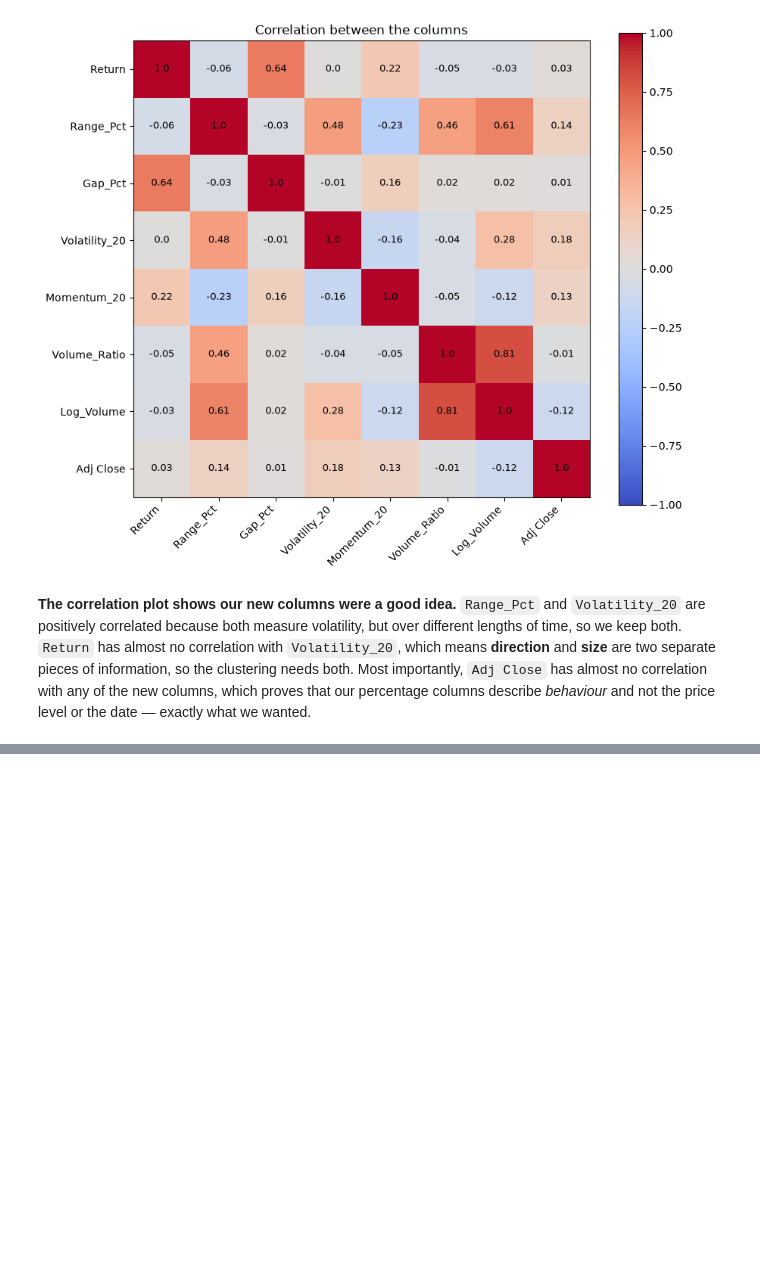
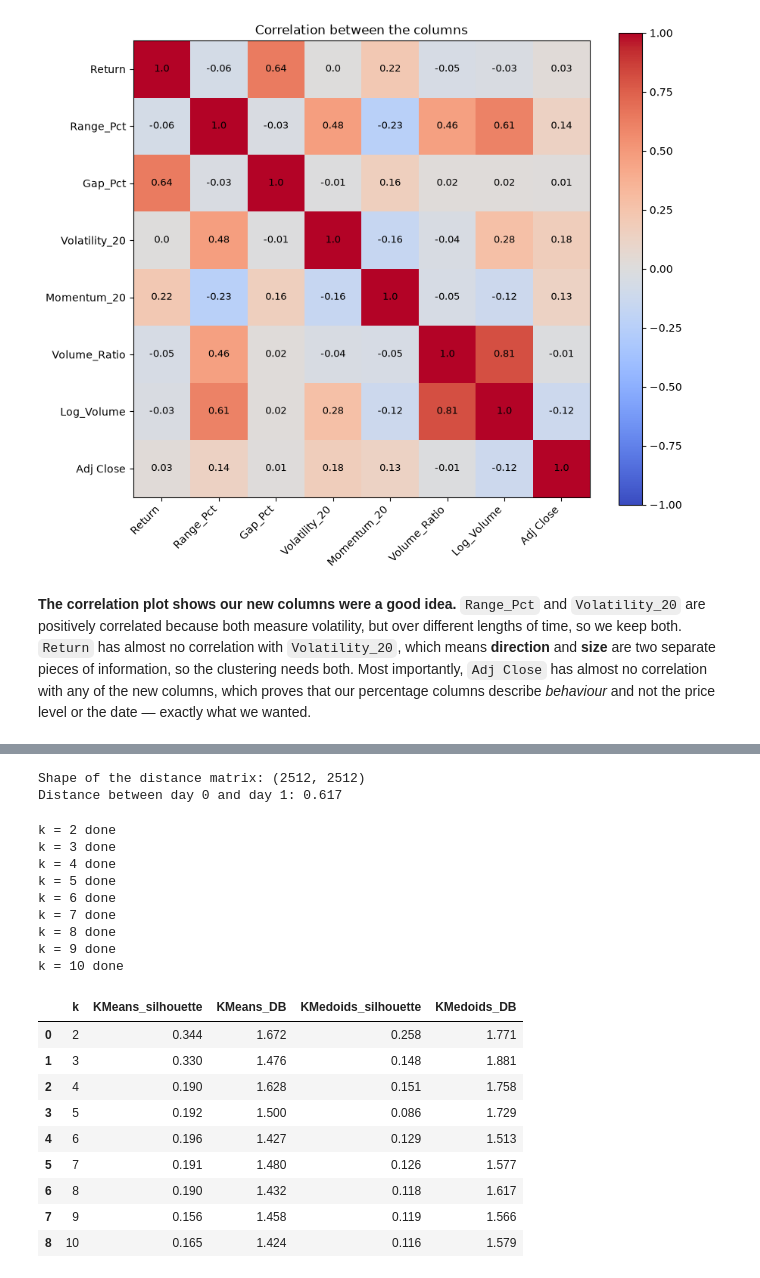
Before and after one commit to zawmoehtike-cct/CA1MLB-2026230, a Jupyter notebook: CA1MLB.ipynb, the cells around one changed output, grey strips where cells are left out. Saved outputs shown, nothing was run; the diff lists cells and outputs as text; code cells hidden in the pictures; blank space fills up the shorter version.

```diff
--- a/CA1MLB.ipynb
+++ b/CA1MLB.ipynb
@@ -525,0 +593,79 @@ not the price level or the date — exactly what we wanted.
+# %%
+# K-Medoids needs a distance matrix: the distance between every pair of days
+# K-Medoids uses medoids, which are actual trading days chosen from the data.
+# To pick a medoid, the algorithm must compare candidates by the total distance from each member of the cluster to that candidate.
+# Those pairwise distances are what the matrix stores, so it can look them up instead of recomputing them on every pass.
+# The matrix holds the distance between every pair of days. With 2,532 days it is 2,532 × 2,532, about 6.4 million values,
+# roughly 50 MB as 64-bit floats, which is fine to hold in memory.
+distance_matrix = squareform(pdist(X_scaled))
+
+print('Shape of the distance matrix:', distance_matrix.shape)
+print('Distance between day 0 and day 1:', round(distance_matrix[0, 1], 3))
+# %% [output]
+Shape of the distance matrix: (2512, 2512)
+Distance between day 0 and day 1: 0.617
+# %%
+# Work out all four measures for k = 2 to 10
+k_values = []
+kmed_sil = []
+kmed_db = []
+kmeans_sil = []
+kmeans_db = []
+
+for k_try in range(2, 11):
+
+    # ---- K-Medoids ----
+    step = len(X_scaled) // k_try
+    start_medoids = []
+    for i in range(k_try):
+        start_medoids.append(i * step)
+
+    km_instance = kmedoids(distance_matrix, start_medoids, data_type='distance_matrix')
+    km_instance.process()
+    km_clusters = km_instance.get_clusters()
+
+    km_labels = np.zeros(len(X_scaled))
+    for cluster_id, cluster in enumerate(km_clusters):
+        for index in cluster:
+            km_labels[index] = cluster_id
+
+    # ---- K-Means ----
+    kmeans_model = KMeans(n_clusters=k_try, max_iter=300, n_init=10, random_state=38)
+    kmeans_model.fit(X_scaled)
+
+    # Store everything
+    k_values.append(k_try)
+    kmed_sil.append(silhouette_score(X_scaled, km_labels))
+    kmed_db.append(davies_bouldin_score(X_scaled, km_labels))
+    kmeans_sil.append(silhouette_score(X_scaled, kmeans_model.labels_))
+    kmeans_db.append(davies_bouldin_score(X_scaled, kmeans_model.labels_))
+
+    print('k =', k_try, 'done')
+
+# Put the results in a table
+k_table = pd.DataFrame({'k': k_values,
+                        'KMeans_silhouette': kmeans_sil,
+                        'KMeans_DB': kmeans_db,
+                        'KMedoids_silhouette': kmed_sil,
+                        'KMedoids_DB': kmed_db})
+display(k_table.round(3))
+# %% [output]
+k = 2 done
+k = 3 done
+k = 4 done
+k = 5 done
+k = 6 done
+k = 7 done
+k = 8 done
+k = 9 done
+k = 10 done
+|  | k | KMeans_silhouette | KMeans_DB | KMedoids_silhouette | KMedoids_DB |
+| 0 | 2 | 0.344 | 1.672 | 0.258 | 1.771 |
+| 1 | 3 | 0.330 | 1.476 | 0.148 | 1.881 |
+| 2 | 4 | 0.190 | 1.628 | 0.151 | 1.758 |
+| 3 | 5 | 0.192 | 1.500 | 0.086 | 1.729 |
+| 4 | 6 | 0.196 | 1.427 | 0.129 | 1.513 |
+| 5 | 7 | 0.191 | 1.480 | 0.126 | 1.577 |
+| 6 | 8 | 0.190 | 1.432 | 0.118 | 1.617 |
+| 7 | 9 | 0.156 | 1.458 | 0.119 | 1.566 |
+| 8 | 10 | 0.165 | 1.424 | 0.116 | 1.579 |
```
Also changed, not shown: parts of 30 cells of this notebook.
